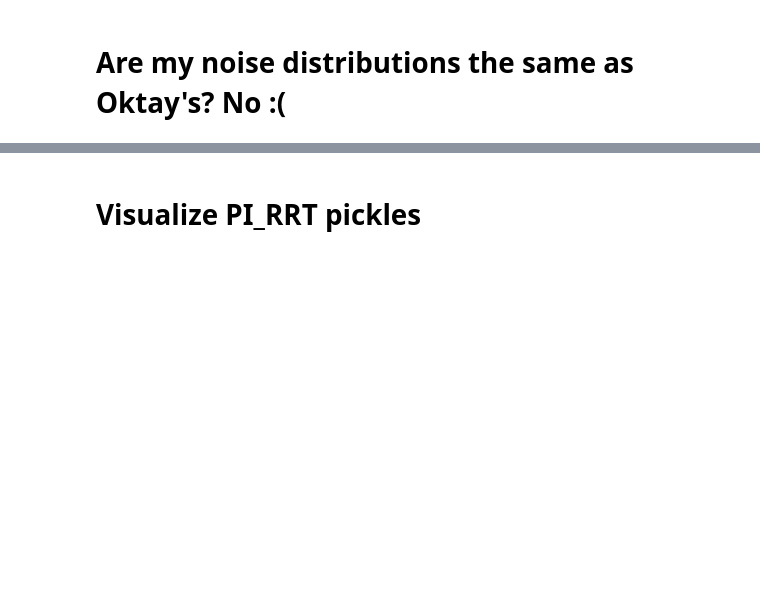
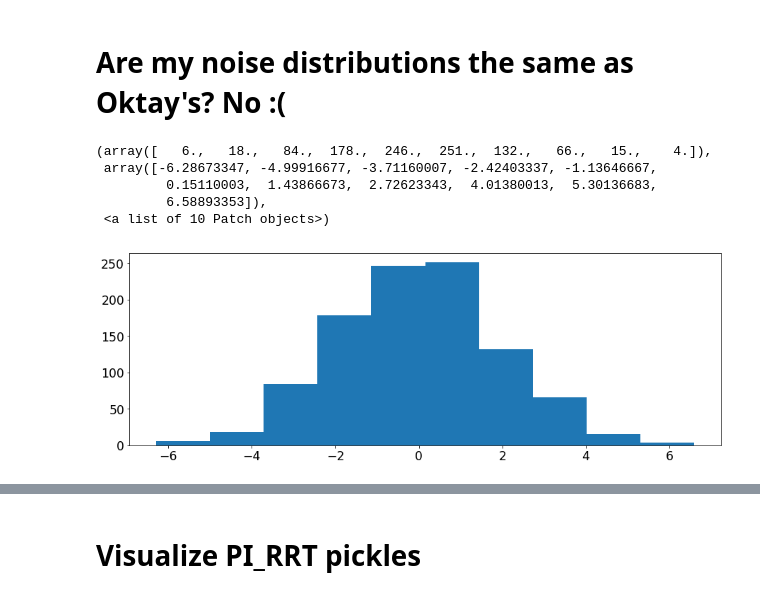
Before and after one commit to ankitkaushik/StochasticOptimalControl, a Jupyter notebook: PI_RRT.ipynb, the cells around one changed output, grey strips where cells are left out. Drawn from its saved outputs; the diff is of its cells as text; code cells hidden in the pictures; blank space fills up the shorter version.

```diff
--- a/PI_RRT.ipynb
+++ b/PI_RRT.ipynb
@@ -278,11 +291,19 @@ def plotControlSplinePathIntegral(PI_RRT,path=False):
 # %%
 r1 = []
 r2 = []
 for i in range(1000):
-    r1.append(pi_rrt.alpha / pi_rrt.r * np.random.normal(0.0, np.sqrt(pi_rrt.dt)))
-    r2.append(pi_rrt.alpha / pi_rrt.r * np.random.normal()/np.sqrt(pi_rrt.dt))
-# plt.hist(r1)
-plt.hist(r2)
+    r1.append(PI_RRT.alpha / PI_RRT.r * np.random.normal(0.0, np.sqrt(PI_RRT.dt))*100)
+#     r1.append(PI_RRT.alpha / PI_RRT.r * np.random.normal())
+    r2.append(PI_RRT.alpha / PI_RRT.r * np.random.normal()/np.sqrt(PI_RRT.dt))
+plt.hist(r1)
+# plt.hist(r2)
+# %% [output]
+(array([   6.,   18.,   84.,  178.,  246.,  251.,  132.,   66.,   15.,    4.]),
+ array([-6.28673347, -4.99916677, -3.71160007, -2.42403337, -1.13646667,
+         0.15110003,  1.43866673,  2.72623343,  4.01380013,  5.30136683,
+         6.58893353]),
+ <a list of 10 Patch objects>)
+[figure, added]
 # %%
 times = [v.time for v in pi_rrt.RRT.pathReversed]
 print times
```
Also changed, not shown: parts of 20 cells of this notebook, 5 other files.
